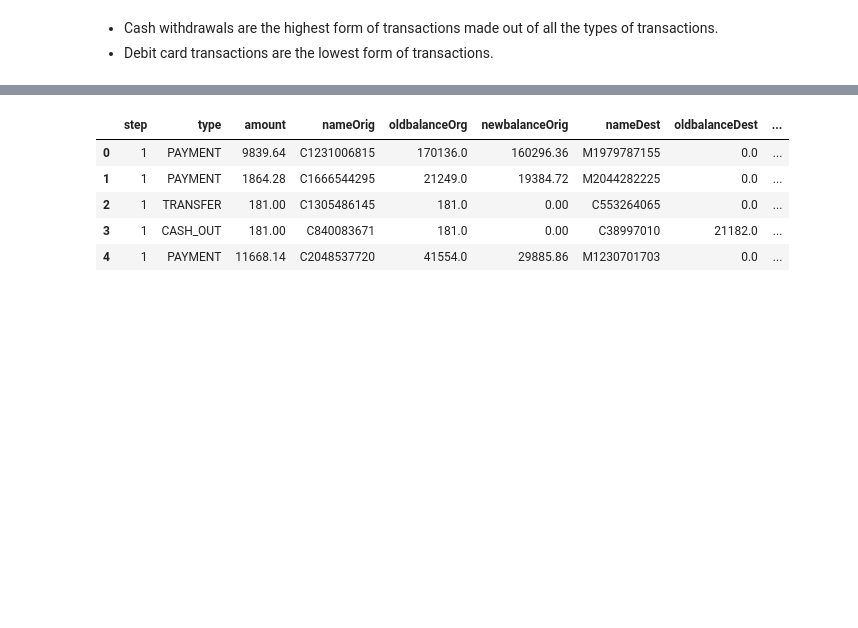
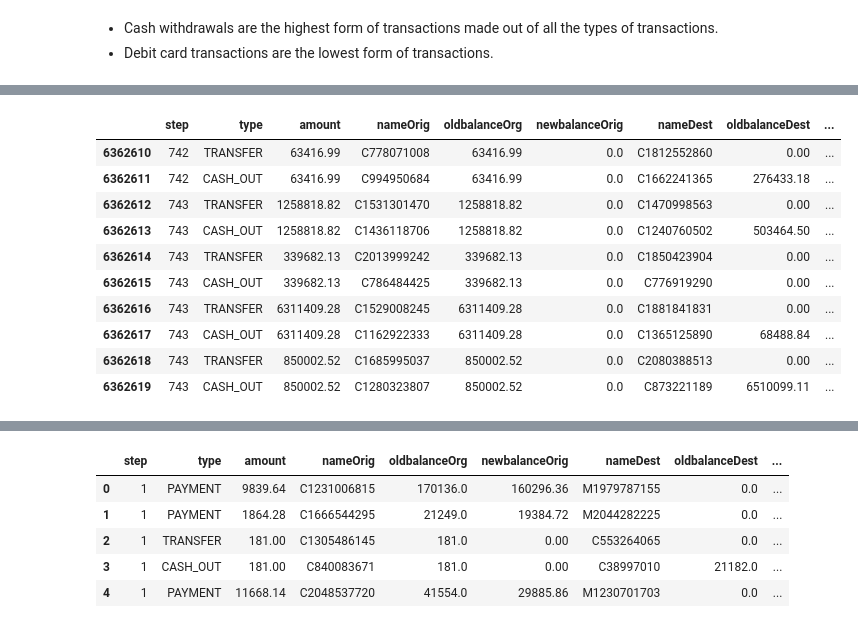
Before and after one commit to daryllalmeida/Credit-Card-Fraud-Detection, a Jupyter notebook: Creditcardfraud.ipynb, the cells around one changed output, grey strips where cells are left out. Saved outputs shown, nothing was run; the diff lists cells and outputs as text; code cells hidden in the pictures; blank space fills up the shorter version.

```diff
--- a/Creditcardfraud.ipynb
+++ b/Creditcardfraud.ipynb
@@ -75,0 +87,14 @@ Name: type, dtype: int64
+# %%
+df.tail(10)
+# %% [output]
+|  | step | type | amount | nameOrig | oldbalanceOrg | newbalanceOrig | nameDest | oldbalanceDest | ... |
+| 6362610 | 742 | TRANSFER | 63416.99 | C778071008 | 63416.99 | 0.0 | C1812552860 | 0.00 | ... |
+| 6362611 | 742 | CASH_OUT | 63416.99 | C994950684 | 63416.99 | 0.0 | C1662241365 | 276433.18 | ... |
+| 6362612 | 743 | TRANSFER | 1258818.82 | C1531301470 | 1258818.82 | 0.0 | C1470998563 | 0.00 | ... |
+| 6362613 | 743 | CASH_OUT | 1258818.82 | C1436118706 | 1258818.82 | 0.0 | C1240760502 | 503464.50 | ... |
+| 6362614 | 743 | TRANSFER | 339682.13 | C2013999242 | 339682.13 | 0.0 | C1850423904 | 0.00 | ... |
+| 6362615 | 743 | CASH_OUT | 339682.13 | C786484425 | 339682.13 | 0.0 | C776919290 | 0.00 | ... |
+| 6362616 | 743 | TRANSFER | 6311409.28 | C1529008245 | 6311409.28 | 0.0 | C1881841831 | 0.00 | ... |
+| 6362617 | 743 | CASH_OUT | 6311409.28 | C1162922333 | 6311409.28 | 0.0 | C1365125890 | 68488.84 | ... |
+| 6362618 | 743 | TRANSFER | 850002.52 | C1685995037 | 850002.52 | 0.0 | C2080388513 | 0.00 | ... |
+| 6362619 | 743 | CASH_OUT | 850002.52 | C1280323807 | 850002.52 | 0.0 | C873221189 | 6510099.11 | ... |
```
Also changed, not shown: parts of 28 cells of this notebook.
